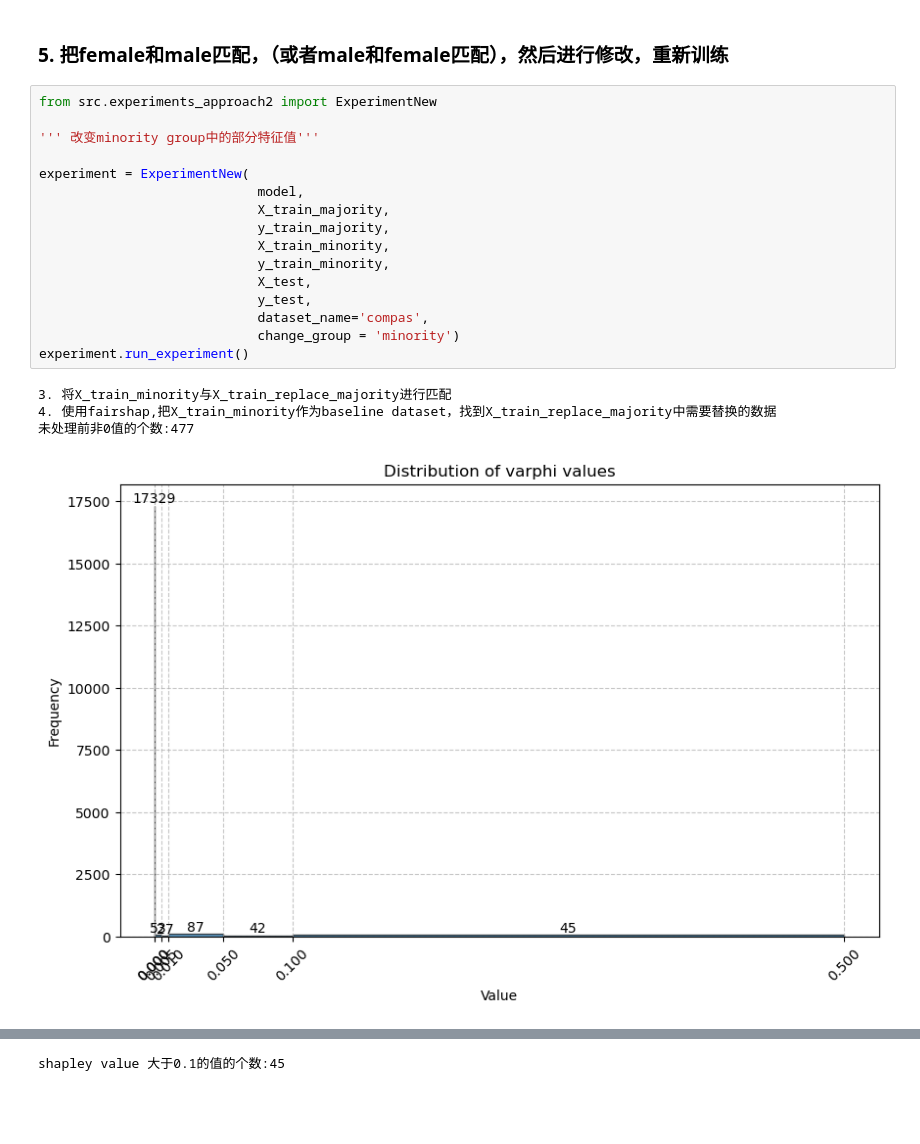
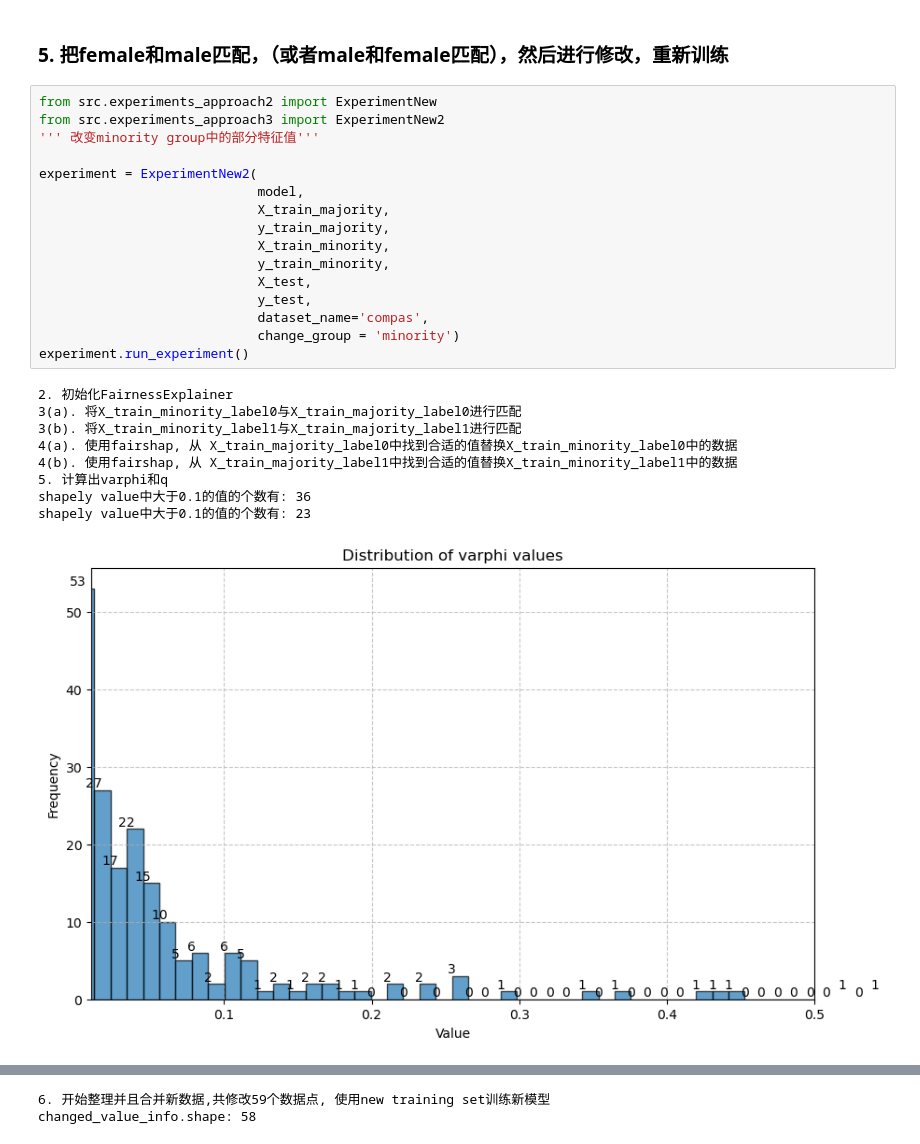
Before and after one commit to youlei202/FairSHAP, a Jupyter notebook: zz_new_compas.ipynb, the cells around one changed output, grey strips where cells are left out. Cells and saved outputs as stored; diff of their text form; blank space fills up the shorter version.

```diff
--- a/zz_new_compas.ipynb
+++ b/zz_new_compas.ipynb
@@ -110,22 +113,27 @@ original_DR: 0.09081892669200897
 ### 5. 把female和male匹配，（或者male和female匹配），然后进行修改，重新训练
 # %%
 from src.experiments_approach2 import ExperimentNew
-
+from src.experiments_approach3 import ExperimentNew2
 ''' 改变minority group中的部分特征值'''
 
-experiment = ExperimentNew(
+experiment = ExperimentNew2(
                             model,
                             X_train_majority,
                             y_train_majority,
                             X_train_minority,
                             y_train_minority,
                             X_test,
                             y_test,
                             dataset_name='compas',
                             change_group = 'minority')
 experiment.run_experiment()
 # %% [output]
-3. 将X_train_minority与X_train_replace_majority进行匹配
-4. 使用fairshap,把X_train_minority作为baseline dataset，找到X_train_replace_majority中需要替换的数据
-未处理前非0值的个数:477
+2. 初始化FairnessExplainer
+3(a). 将X_train_minority_label0与X_train_majority_label0进行匹配
+3(b). 将X_train_minority_label1与X_train_majority_label1进行匹配
+4(a). 使用fairshap, 从 X_train_majority_label0中找到合适的值替换X_train_minority_label0中的数据
+4(b). 使用fairshap, 从 X_train_majority_label1中找到合适的值替换X_train_minority_label1中的数据
+5. 计算出varphi和q
+shapely value中大于0.1的值的个数有: 36
+shapely value中大于0.1的值的个数有: 23
-[figure, old version]
+[figure, new version]
@@ -132 +141,2 @@ experiment.run_experiment()
-shapley value 大于0.1的值的个数:45
+6. 开始整理并且合并新数据,共修改59个数据点, 使用new training set训练新模型
+changed_value_info.shape: 58
```
Also changed, not shown: parts of 3 cells of this notebook, 10 other files.
